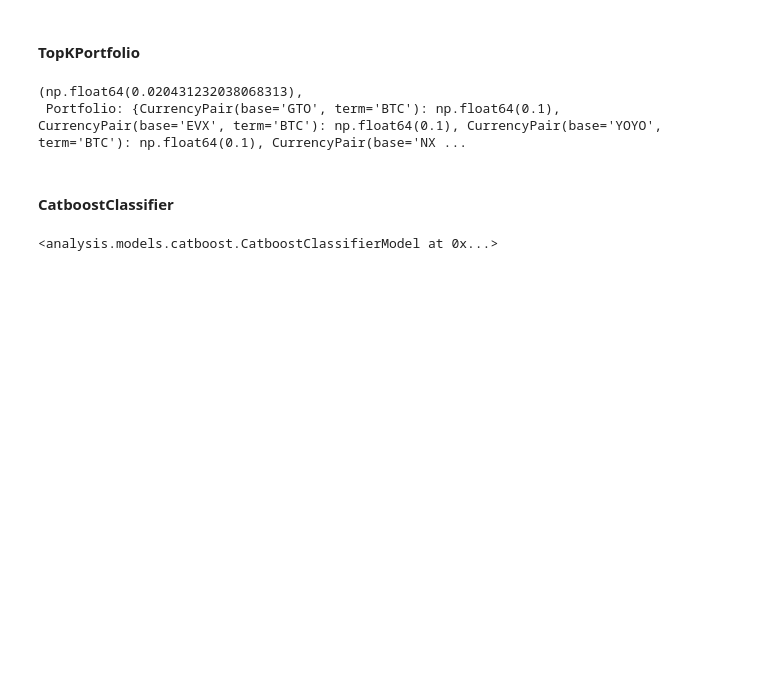
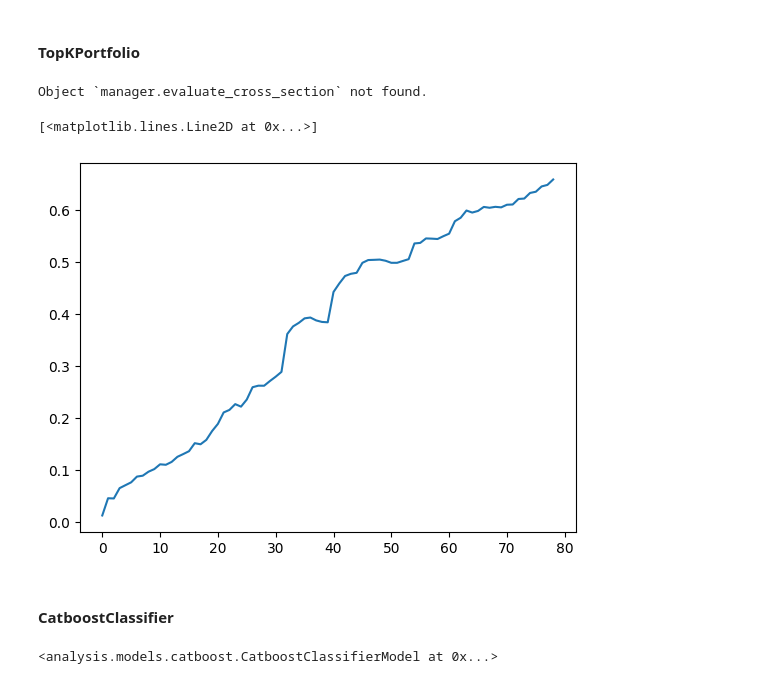
Before and after one commit to B0R0koko/pump-and-dump-prediction, a Jupyter notebook: src/analysis/research_notebook.ipynb, the cells around one changed output. Saved outputs shown, nothing was run; the diff lists cells and outputs as text; code cells hidden in the pictures; blank space fills up the shorter version.

```diff
--- a/src/analysis/research_notebook.ipynb
+++ b/src/analysis/research_notebook.ipynb
@@ -526,7 +503,8 @@ calculate_topk_percent_auc(model=model_rf, dataset=dataset)
 # %% [markdown]
 <h4>TopKPortfolio</h4>
 # %%
-from analysis.portfolio.TOPKPortfolio import TOPKPortfolio
+from analysis.portfolio.TOPKPortfolio import TOPKPortfolio, Portfolio
+from analysis.portfolio.BasePortfolio import PortfolioStats
 from core.pump_event import PumpEvent
 from core.currency_pair import CurrencyPair
 from core.exchange import Exchange
@@ -538,11 +516,25 @@ pump: PumpEvent = PumpEvent(
     exchange=Exchange.BINANCE_SPOT
 )
 
-manager = TOPKPortfolio(model=model_rf, portfolio_size=10)
-manager.evaluate_cross_section(dataset=dataset, pump=pump)
+manager = TOPKPortfolio(model=model_rf, portfolio_size=20)
-# %% [output]
-(np.float64(0.020431232038068313),
- Portfolio: {CurrencyPair(base='GTO', term='BTC'): np.float64(0.1), CurrencyPair(base='EVX', term='BTC'): np.float64(0.1), CurrencyPair(base='YOYO', term='BTC'): np.float64(0.1), CurrencyPair(base='NX ...
+# %%
+?manager.evaluate_cross_section
+# %% [output]
+Object `manager.evaluate_cross_section` not found.
+# %%
+dataset: Dataset = sample.get_dataset(ds_type=DatasetType.TEST)
+stats: List[PortfolioStats] = []
+
+for pump in tqdm(dataset.get_pumps()):
+    stats.append(
+        manager.evaluate_for_pump(dataset=dataset, pump=pump)
+    )
+# %%
+pnls = [stat.pnl for stat in stats]
+plt.plot(np.array(pnls).cumsum())
+# %% [output]
+[<matplotlib.lines.Line2D at 0x...>]
+[figure, added]
 # %% [markdown]
 <h4>CatboostClassifier</h4>
 # %%
```
Also changed, not shown: parts of 18 cells of this notebook, 12 other files.
